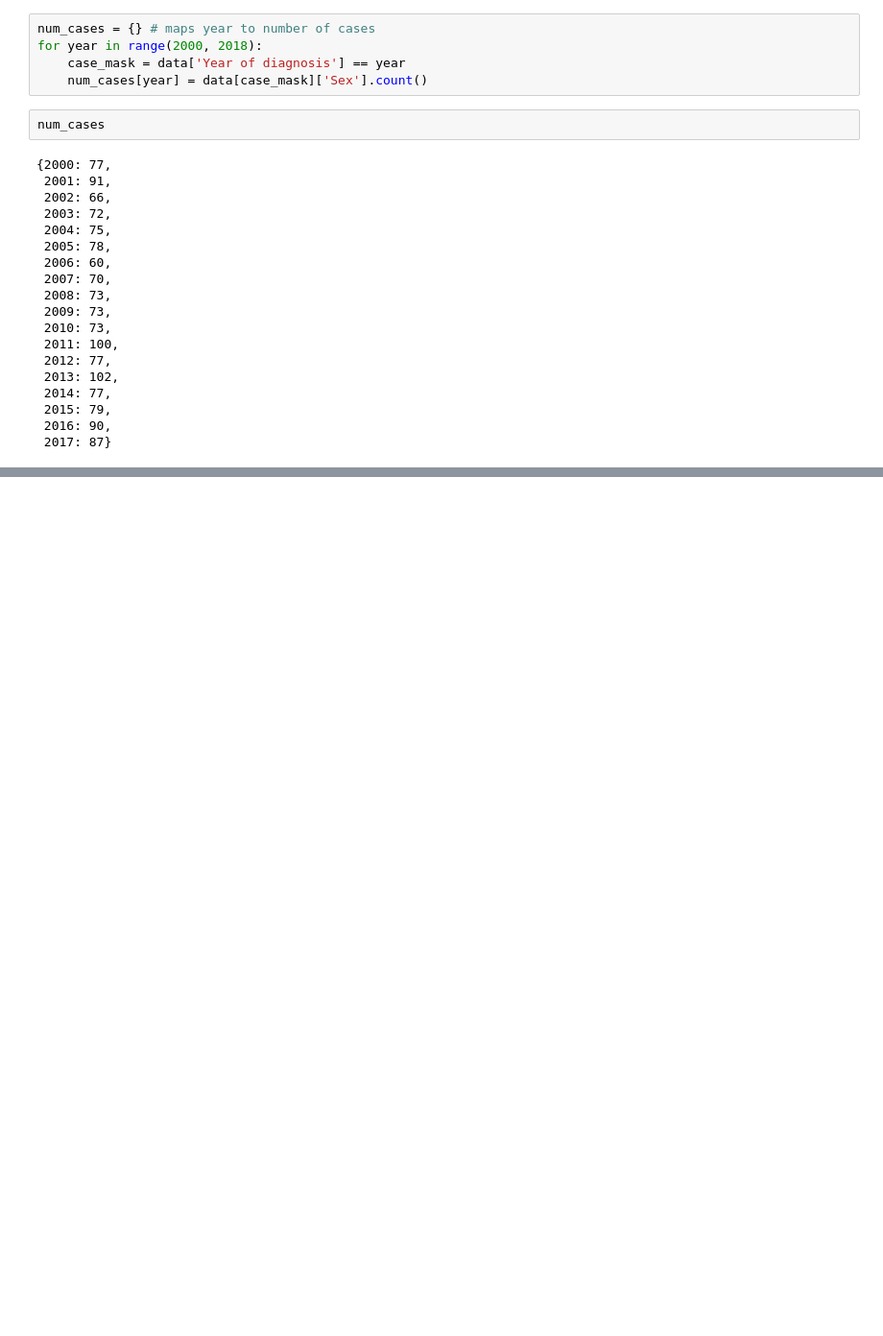
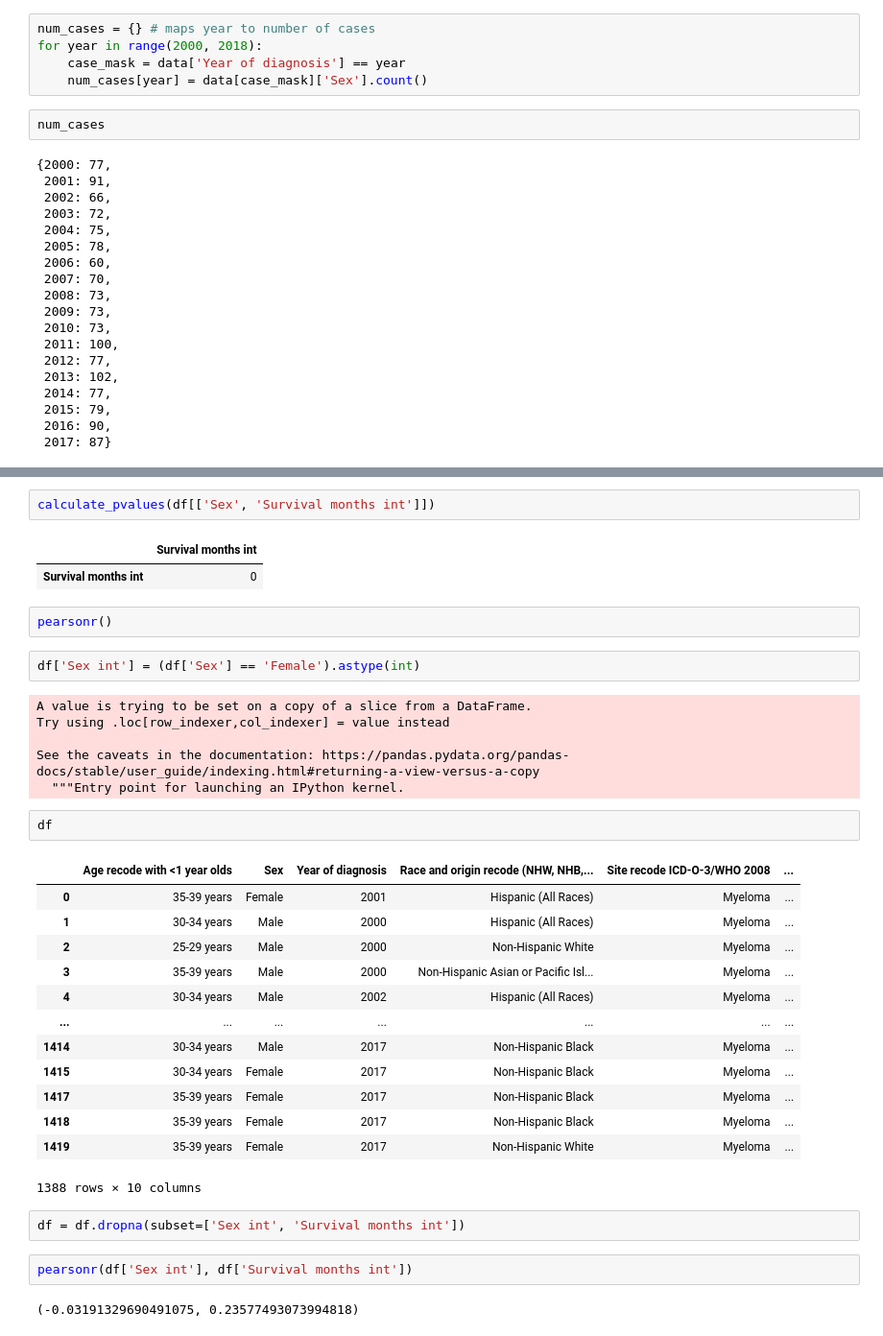
Before and after one commit to shinjinighosh/myeloma-analysis, a Jupyter notebook: analysis.ipynb, the cells around one changed output, grey strips where cells are left out. Shown: that part at 96% size. Drawn from its saved outputs; the diff is of its cells as text; blank space fills up the shorter version.

```diff
--- a/analysis.ipynb
+++ b/analysis.ipynb
@@ -48,0 +207,37 @@ num_cases
+# %%
+calculate_pvalues(df[['Sex', 'Survival months int']])
+# %% [output]
+|  | Survival months int |
+| Survival months int | 0 |
+# %%
+pearsonr()
+# %%
+df['Sex int'] = (df['Sex'] == 'Female').astype(int)
+# %% [output]
+A value is trying to be set on a copy of a slice from a DataFrame.
+Try using .loc[row_indexer,col_indexer] = value instead
+
+See the caveats in the documentation: https://pandas.pydata.org/pandas-docs/stable/user_guide/indexing.html#returning-a-view-versus-a-copy
+  """Entry point for launching an IPython kernel.
+# %%
+df
+# %% [output]
+|  | Age recode with <1 year olds | Sex | Year of diagnosis | Race and origin recode (NHW, NHB,... | Site recode ICD-O-3/WHO 2008 | ... |
+| 0 | 35-39 years | Female | 2001 | Hispanic (All Races) | Myeloma | ... |
+| 1 | 30-34 years | Male | 2000 | Hispanic (All Races) | Myeloma | ... |
+| 2 | 25-29 years | Male | 2000 | Non-Hispanic White | Myeloma | ... |
+| 3 | 35-39 years | Male | 2000 | Non-Hispanic Asian or Pacific Isl... | Myeloma | ... |
+| 4 | 30-34 years | Male | 2002 | Hispanic (All Races) | Myeloma | ... |
+| ... | ... | ... | ... | ... | ... | ... |
+| 1414 | 30-34 years | Male | 2017 | Non-Hispanic Black | Myeloma | ... |
+| 1415 | 30-34 years | Female | 2017 | Non-Hispanic Black | Myeloma | ... |
+| 1417 | 35-39 years | Female | 2017 | Non-Hispanic Black | Myeloma | ... |
+| 1418 | 35-39 years | Female | 2017 | Non-Hispanic Black | Myeloma | ... |
+| 1419 | 35-39 years | Female | 2017 | Non-Hispanic White | Myeloma | ... |
+1388 rows × 10 columns
+# %%
+df = df.dropna(subset=['Sex int', 'Survival months int'])
+# %%
+pearsonr(df['Sex int'], df['Survival months int'])
+# %% [output]
+(-0.03191329690491075, 0.23577493073994818)
```
Also changed, not shown: parts of 30 cells of this notebook.
